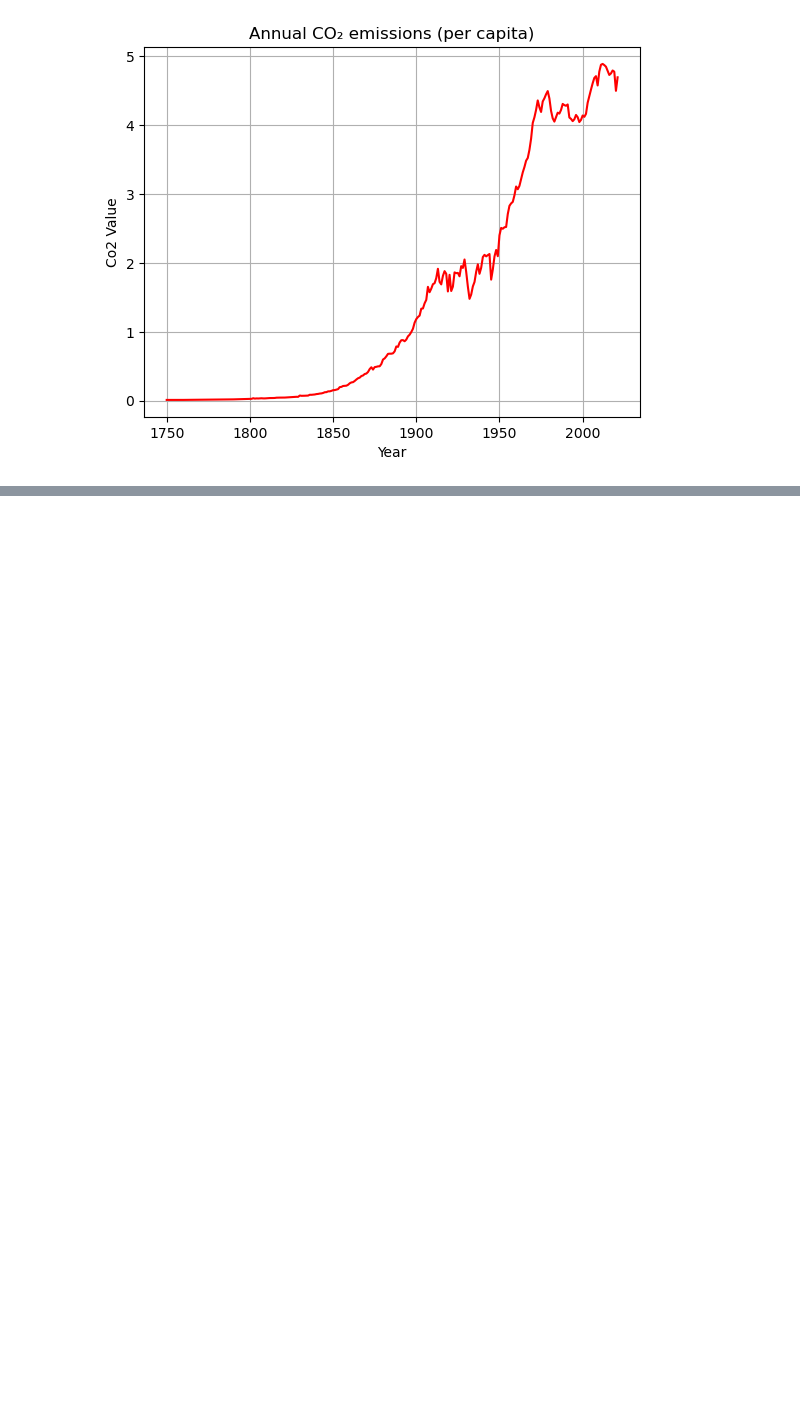
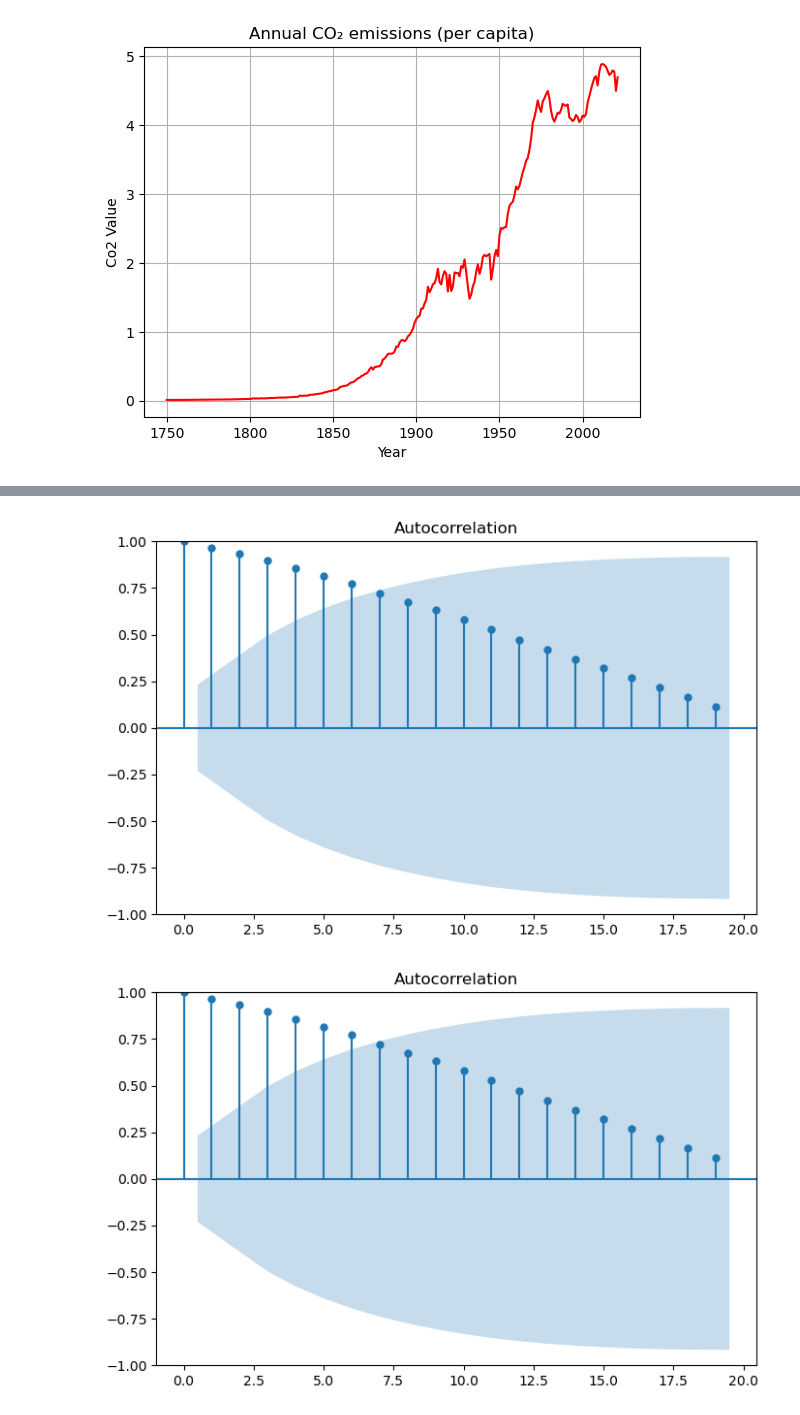
Before and after one commit to camagaKhan/BigDataProcessingClimateChange, a Jupyter notebook: notebooks/test2.ipynb, the cells around one changed output, grey strips where cells are left out. Drawn from its saved outputs; the diff is of its cells as text; code cells hidden in the pictures; blank space fills up the shorter version.

```diff
--- a/notebooks/test2.ipynb
+++ b/notebooks/test2.ipynb
@@ -235,0 +242,10 @@ plt.show()
+# %%
+from statsmodels.graphics.tsaplots import plot_acf
+
+fig, ax = plt.subplots(figsize = (8,5))
+malta = co2[co2['Code'] == 'MLT']
+
+plot_acf(malta['Annual CO₂ emissions (per capita)'], ax=ax)
+# %% [output]
+[figure, added]
+[figure, added]
```
Also changed, not shown: parts of 1 cell of this notebook, 2 other files.
